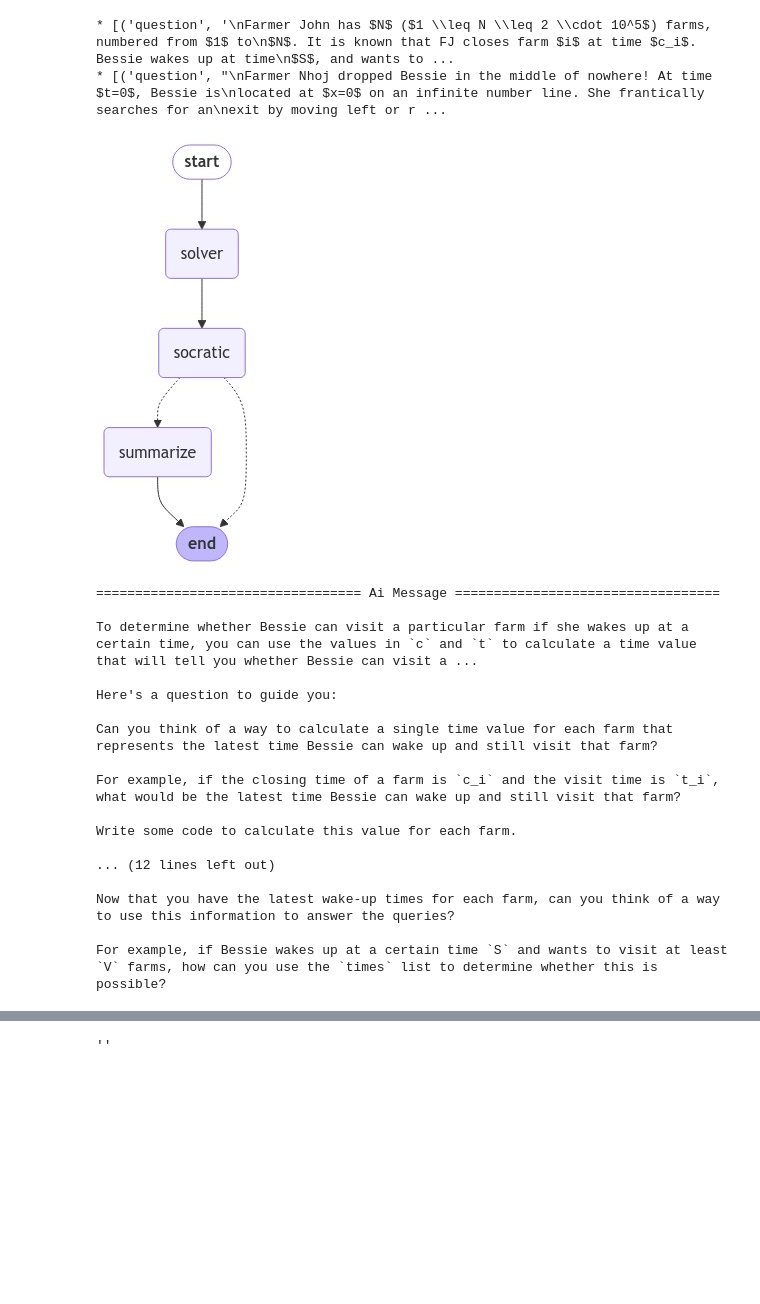
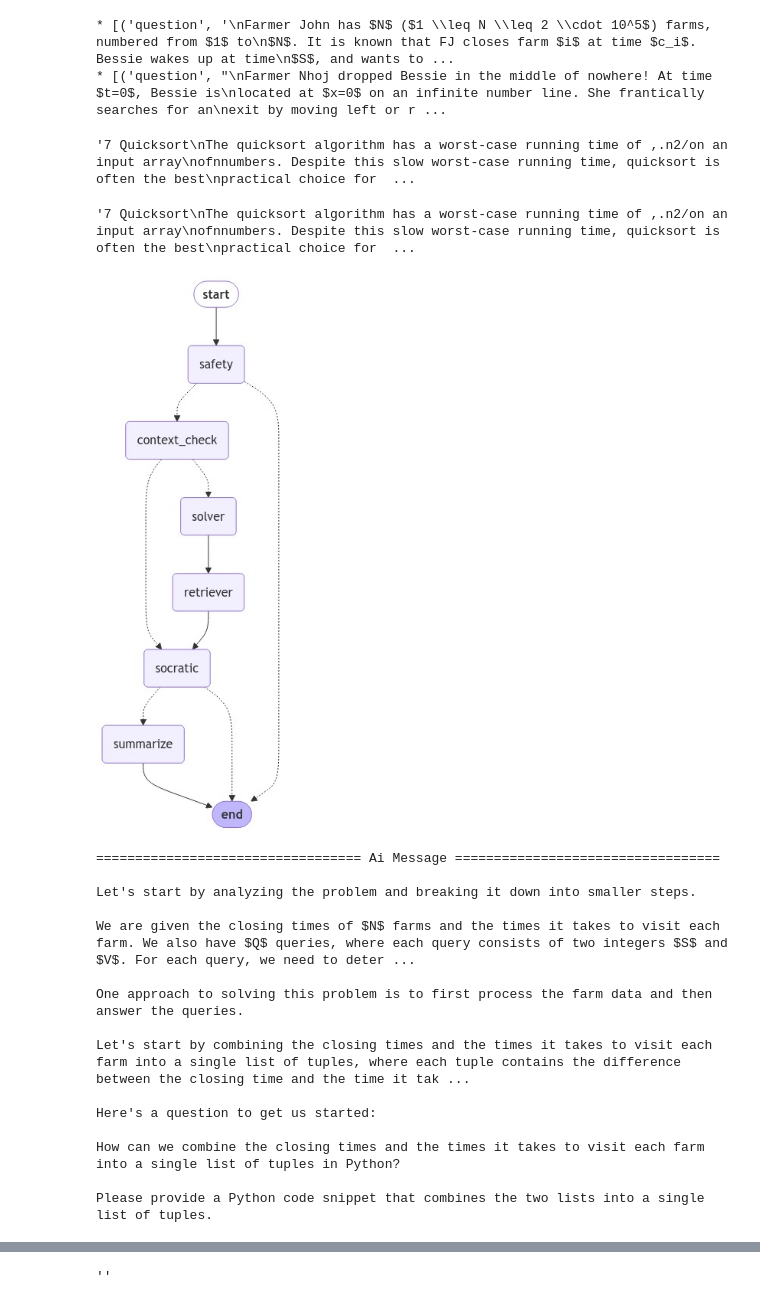
Before and after one commit to WizSuperuser/hackathon-app, a Jupyter notebook: wlapp/graph2.ipynb, the cells around one changed output, grey strips where cells are left out. Cells and saved outputs as stored; diff of their text form; code cells hidden in the pictures; blank space fills up the shorter version.

Commit message:
Add safety and context check to graph. Add reload and copy buttons.

```diff
--- a/wlapp/graph2.ipynb
+++ b/wlapp/graph2.ipynb
@@ -128,6 +128,8 @@ from typing import Annotated
 class State(MessagesState):
     summary: str
     context: str
+    enough_context: bool = False
+    safe: bool = True
 # %%
 from langchain_core.messages import SystemMessage, HumanMessage
 
@@ -239,3 +241,19 @@ def route_to_answer(state: State):
             return 'summarize'
     else:
         return 'socratic'
+# %%
+# Retriever
+
+notes_retriever = vectorstore.as_retriever(search_kwargs={"k": 1})
+def retriever(state: State):
+    additional_context = notes_retriever.invoke(state['context'])
+    return {'context': state['context'] + '-----------------------'.join(x.page_content for x in additional_context)}
+# %%
+notes = notes_retriever.invoke("quick sort")
+notes[0].page_content
+# %% [output]
+'7 Quicksort\nThe quicksort algorithm has a worst-case running time of ‚.n2/on an input array\nofnnumbers. Despite this slow worst-case running time, quicksort is often the best\npractical choice for  ...
+# %%
+'-------------------------'.join(x.page_content for x in notes)
+# %% [output]
+'7 Quicksort\nThe quicksort algorithm has a worst-case running time of ‚.n2/on an input array\nofnnumbers. Despite this slow worst-case running time, quicksort is often the best\npractical choice for  ...
@@ -242,25 +336,37 @@ def route_to_answer(state: State):
+# %%
+def context_router(state: State):
+    if state['enough_context']:
+        return "socratic"
+    else:
+        return "solver"
 # %%
 from langgraph.checkpoint.memory import MemorySaver
 from langgraph.graph import StateGraph, START
 from IPython.display import Image, display
 
 workflow = StateGraph(State)
+workflow.add_node("safety", safety_checker)
+workflow.add_node("context_check", context_check)
 workflow.add_node("solver", simple_solver)
+workflow.add_node("retriever", retriever)
 workflow.add_node("socratic", socratic)
 workflow.add_node("summarize", summarize_conversation)
 # workflow.add_node("interrupt", give_answer)
 
-workflow.add_edge(START, "solver")
-workflow.add_edge("solver", "socratic")
+workflow.add_edge(START, "safety")
+workflow.add_conditional_edges("safety", safety_router, {"context_check": "context_check", END: END})
+workflow.add_conditional_edges("context_check", context_router, {"socratic": "socratic", "solver": "solver"})
+workflow.add_edge("solver", "retriever")
+workflow.add_edge("retriever", "socratic")
 # workflow.add_edge("solver", "interrupt")
 # workflow.add_conditional_edges("interrupt", route_to_answer, {"summarize": "summarize", "socratic": "socratic"})
 workflow.add_conditional_edges("socratic", should_summarize, {"summarize": "summarize", END: END})
 workflow.add_edge("summarize", END)
 
 memory = MemorySaver()
 graph = workflow.compile(checkpointer=memory)
 display(Image(graph.get_graph().draw_mermaid_png()))
 # %% [output]
-[figure, old version]
+[figure, new version]
 # %%
-config = {"configurable": {"thread_id": "3"}}
+config = {"configurable": {"thread_id": "4"}}
@@ -272,18 +378,16 @@ for m in output['messages'][-1:]:
 # %% [output]
 ================================== Ai Message ==================================
 
-To determine whether Bessie can visit a particular farm if she wakes up at a certain time, you can use the values in `c` and `t` to calculate a time value that will tell you whether Bessie can visit a ...
+Let's start by analyzing the problem and breaking it down into smaller steps.
 
-Here's a question to guide you:
+We are given the closing times of $N$ farms and the times it takes to visit each farm. We also have $Q$ queries, where each query consists of two integers $S$ and $V$. For each query, we need to deter ...
 
-Can you think of a way to calculate a single time value for each farm that represents the latest time Bessie can wake up and still visit that farm?
+One approach to solving this problem is to first process the farm data and then answer the queries.
 
-For example, if the closing time of a farm is `c_i` and the visit time is `t_i`, what would be the latest time Bessie can wake up and still visit that farm?
+Let's start by combining the closing times and the times it takes to visit each farm into a single list of tuples, where each tuple contains the difference between the closing time and the time it tak ...
 
-Write some code to calculate this value for each farm.
+Here's a question to get us started:
 
-... (12 lines left out)
+How can we combine the closing times and the times it takes to visit each farm into a single list of tuples in Python?
 
-Now that you have the latest wake-up times for each farm, can you think of a way to use this information to answer the queries?
-
-For example, if Bessie wakes up at a certain time `S` and wants to visit at least `V` farms, how can you use the `times` list to determine whether this is possible?
+Please provide a Python code snippet that combines the two lists into a single list of tuples.
```
Also changed, not shown: parts of 8 cells of this notebook, 2 other files.
